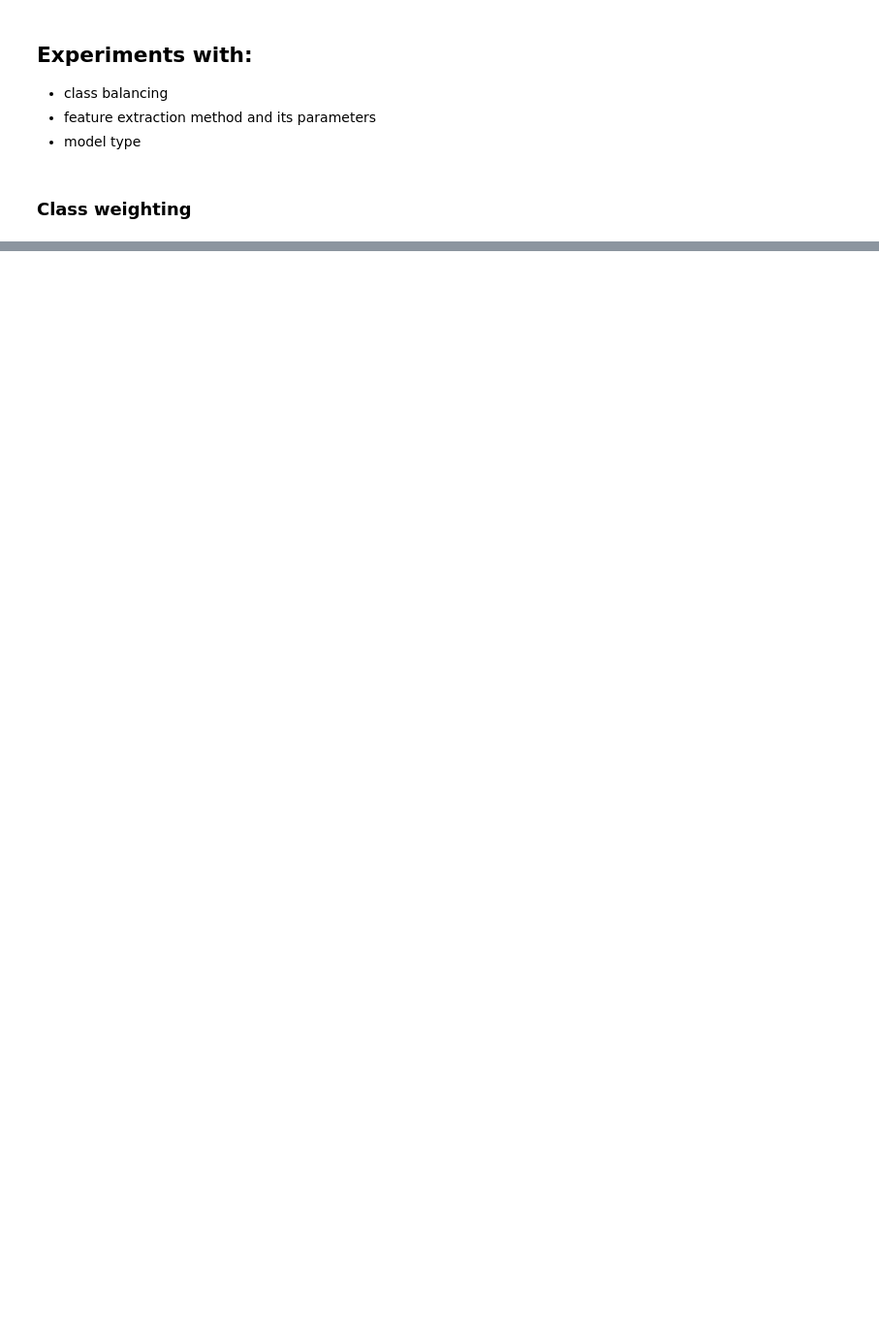
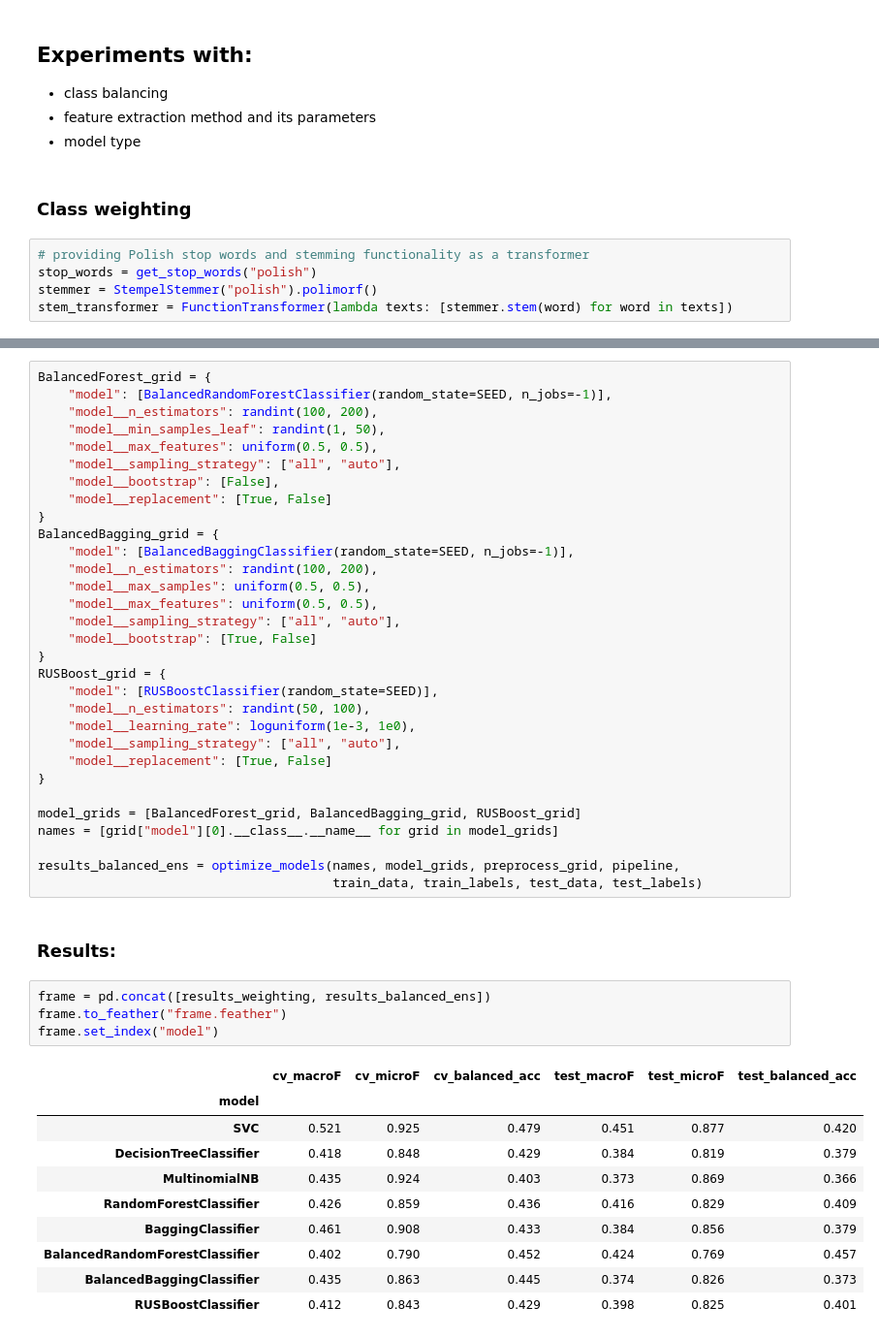
Before and after one commit to k-katarzyna/Cyberbullying_Hatespeech_Detection, a Jupyter notebook: Poleval_2019/main.ipynb, the cells around one changed output, grey strips where cells are left out. Shown at 97% size. Drawn from its saved outputs; the diff is of its cells as text; blank space fills up the shorter version.

Commit message:
added balanced ensembles experiments

```diff
--- a/Poleval_2019/main.ipynb
+++ b/Poleval_2019/main.ipynb
@@ -101,4 +117,9 @@ pd.DataFrame(results)
 * model type
 # %% [markdown]
 ### Class weighting
+# %%
+# providing Polish stop words and stemming functionality as a transformer
+stop_words = get_stop_words("polish")
+stemmer = StempelStemmer("polish").polimorf()
+stem_transformer = FunctionTransformer(lambda texts: [stemmer.stem(word) for word in texts])
 # %%
@@ -190,0 +190,48 @@ pd.DataFrame(results).round(3)
+# %%
+BalancedForest_grid = {
+    "model": [BalancedRandomForestClassifier(random_state=SEED, n_jobs=-1)],
+    "model__n_estimators": randint(100, 200),
+    "model__min_samples_leaf": randint(1, 50),
+    "model__max_features": uniform(0.5, 0.5),
+    "model__sampling_strategy": ["all", "auto"],
+    "model__bootstrap": [False],
+    "model__replacement": [True, False]
+}
+BalancedBagging_grid = {
+    "model": [BalancedBaggingClassifier(random_state=SEED, n_jobs=-1)],
+    "model__n_estimators": randint(100, 200),
+    "model__max_samples": uniform(0.5, 0.5),
+    "model__max_features": uniform(0.5, 0.5),
+    "model__sampling_strategy": ["all", "auto"],
+    "model__bootstrap": [True, False]
+}
+RUSBoost_grid = {
+    "model": [RUSBoostClassifier(random_state=SEED)],
+    "model__n_estimators": randint(50, 100),
+    "model__learning_rate": loguniform(1e-3, 1e0),
+    "model__sampling_strategy": ["all", "auto"],
+    "model__replacement": [True, False]
+}
+
+model_grids = [BalancedForest_grid, BalancedBagging_grid, RUSBoost_grid]
+names = [grid["model"][0].__class__.__name__ for grid in model_grids]
+
+results_balanced_ens = optimize_models(names, model_grids, preprocess_grid, pipeline,
+                                       train_data, train_labels, test_data, test_labels)
+# %% [markdown]
+### Results:
+# %%
+frame = pd.concat([results_weighting, results_balanced_ens])
+frame.to_feather("frame.feather")
+frame.set_index("model")
+# %% [output]
+|  | cv_macroF | cv_microF | cv_balanced_acc | test_macroF | test_microF | test_balanced_acc |
+| model |  |  |  |  |  |  |
+| SVC | 0.521 | 0.925 | 0.479 | 0.451 | 0.877 | 0.420 |
+| DecisionTreeClassifier | 0.418 | 0.848 | 0.429 | 0.384 | 0.819 | 0.379 |
+| MultinomialNB | 0.435 | 0.924 | 0.403 | 0.373 | 0.869 | 0.366 |
+| RandomForestClassifier | 0.426 | 0.859 | 0.436 | 0.416 | 0.829 | 0.409 |
+| BaggingClassifier | 0.461 | 0.908 | 0.433 | 0.384 | 0.856 | 0.379 |
+| BalancedRandomForestClassifier | 0.402 | 0.790 | 0.452 | 0.424 | 0.769 | 0.457 |
+| BalancedBaggingClassifier | 0.435 | 0.863 | 0.445 | 0.374 | 0.826 | 0.373 |
+| RUSBoostClassifier | 0.412 | 0.843 | 0.429 | 0.398 | 0.825 | 0.401 |
```
Also changed, not shown: parts of 8 cells of this notebook, 1 other file.
